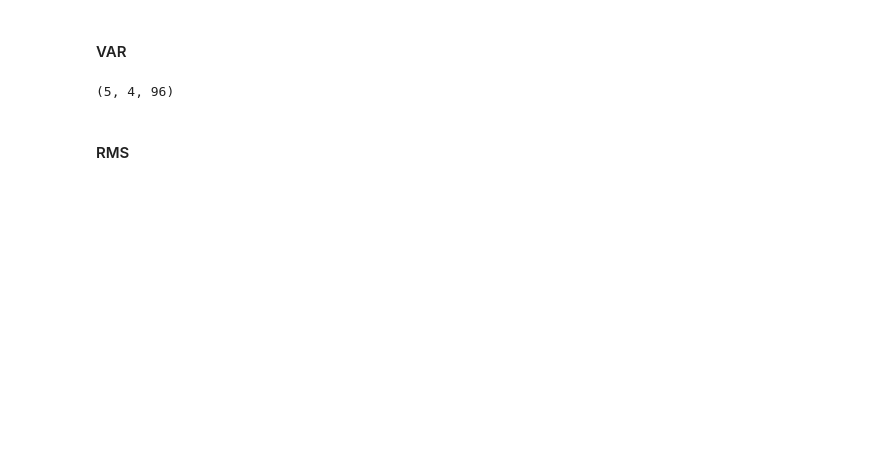
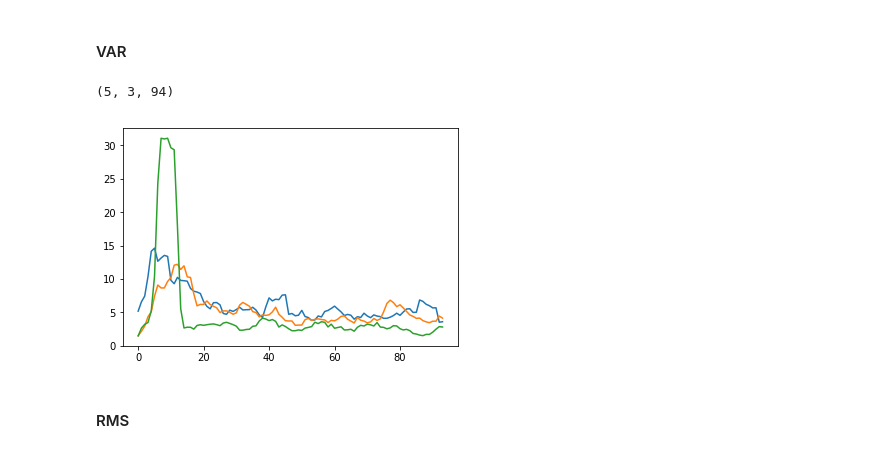
Before and after one commit to HCelante/RP-Dataset-APS2, a Jupyter notebook: Reconhecimento de Padrões aps2.ipynb, the cells around one changed output. Saved outputs shown, nothing was run; the diff lists cells and outputs as text; code cells hidden in the pictures; blank space fills up the shorter version.

```diff
--- a/Reconhecimento de Padrões aps2.ipynb
+++ b/Reconhecimento de Padrões aps2.ipynb
@@ -108,8 +156,13 @@ print(x.shape)
 # %%
 var = np.sum(x ** 2, axis=-1) / (np.prod(x.shape[:-1]) - 1)
 print(var.shape)
+
+for i in range(var.shape[1]):
+    plt.plot(var[3,i,:])
+plt.show()
 # %% [output]
-(5, 4, 96)
+(5, 3, 94)
+[figure, added]
 # %% [markdown]
 #### RMS
 # %%
```
Also changed, not shown: parts of 26 cells of this notebook, 2 other files.
